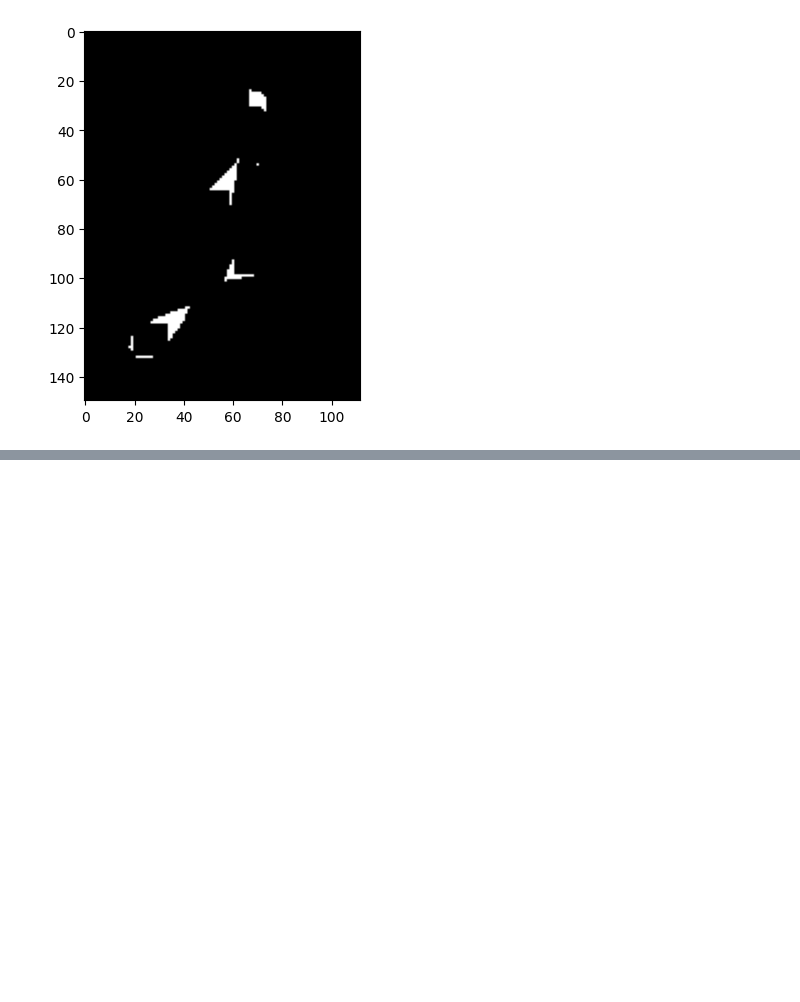
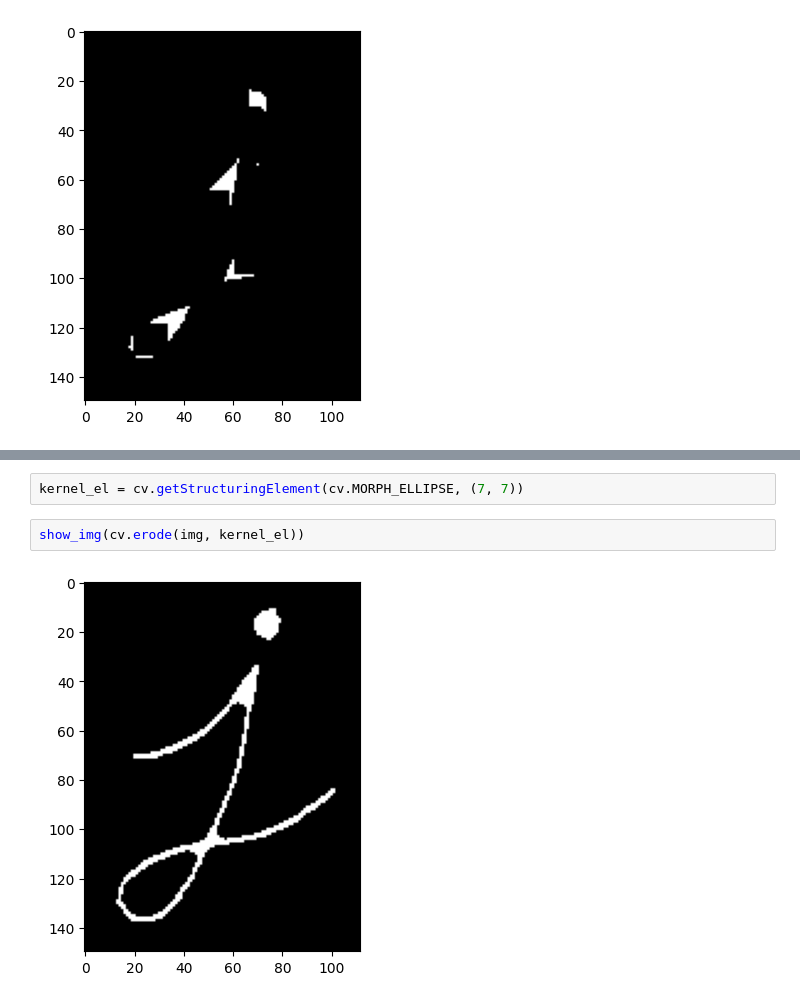
Before and after one commit to mikecr96/PDI-Ago-Dic25-GpoA, a Jupyter notebook: Semana XV/morph2.ipynb, the cells around one changed output, grey strips where cells are left out. Saved outputs shown, nothing was run; the diff lists cells and outputs as text; blank space fills up the shorter version.

```diff
--- a/Semana XV/morph2.ipynb
+++ b/Semana XV/morph2.ipynb
@@ -156,0 +221,6 @@ show_img(cv.morphologyEx(img, cv.MORPH_BLACKHAT, s_e))
+# %%
+kernel_el = cv.getStructuringElement(cv.MORPH_ELLIPSE, (7, 7))
+# %%
+show_img(cv.erode(img, kernel_el))
+# %% [output]
+[figure, added]
```
Also changed, not shown: parts of 15 cells of this notebook, 1 other file.
